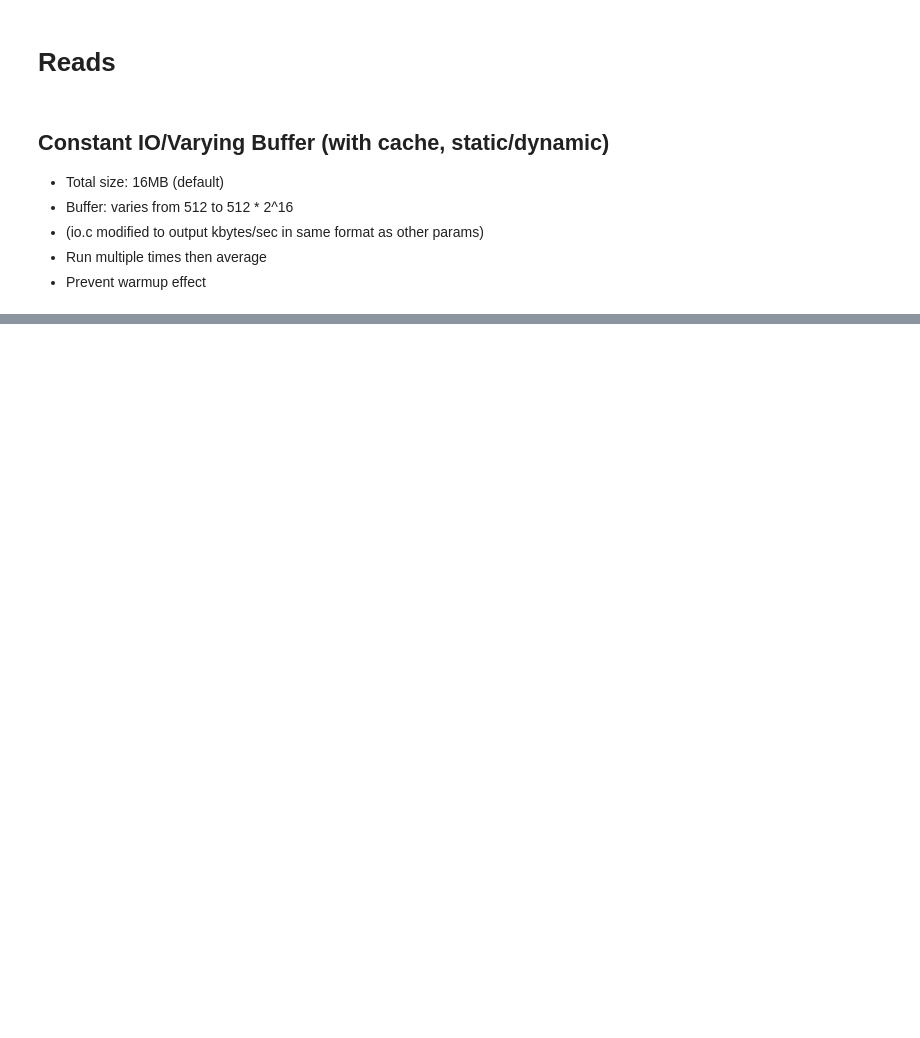
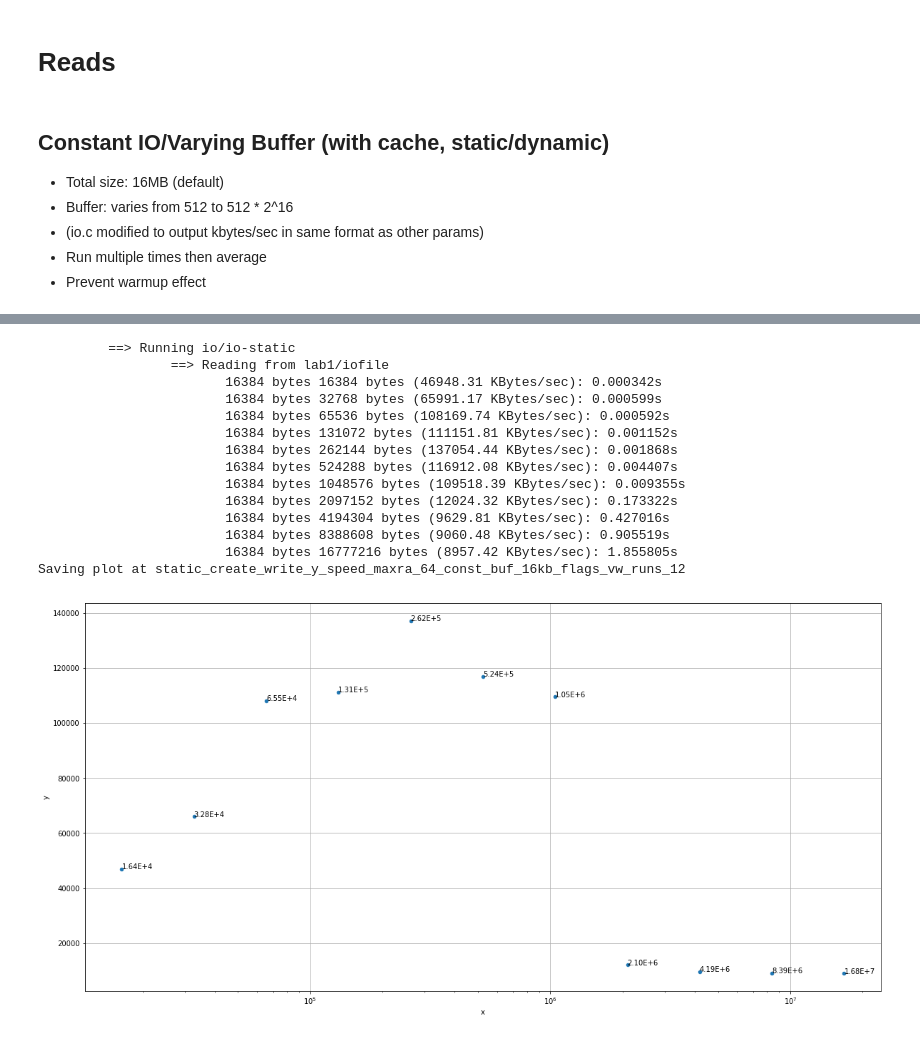
Before and after one commit to Michael137/os, a Jupyter notebook: l41-labs/lab1.ipynb, the cells around one changed output, grey strips where cells are left out. Drawn from its saved outputs; the diff is of its cells as text; code cells hidden in the pictures; blank space fills up the shorter version.

```diff
--- a/l41-labs/lab1.ipynb
+++ b/l41-labs/lab1.ipynb
@@ -95,0 +244,26 @@ for exe in EXECUTABLES:
+# %%
+IO_START = 512
+IO_SIZES = [IO_START * 2 ** exp for exp in range(5, 16)]
+BUFFER_SIZES = [512 * 2 ** 5] # Keep constant at default 16KB
+
+results_iofile = benchmark("-v -w", 12, "io/io-static", "lab1/iofile", BUFFER_SIZES, IO_SIZES, create = True)
+
+saveas = "static_create_write_y_speed_maxra_64_const_buf_16kb_flags_vw_runs_12"
+print("Saving plot at {}".format(saveas))
+graph([item['iosize'] for item in results_iofile], [item['speed'] for item in results_iofile], save = True, save_name = saveas)
+# %% [output]
+         ==> Running io/io-static
+                 ==> Reading from lab1/iofile
+                        16384 bytes 16384 bytes (46948.31 KBytes/sec): 0.000342s
+                        16384 bytes 32768 bytes (65991.17 KBytes/sec): 0.000599s
+                        16384 bytes 65536 bytes (108169.74 KBytes/sec): 0.000592s
+                        16384 bytes 131072 bytes (111151.81 KBytes/sec): 0.001152s
+                        16384 bytes 262144 bytes (137054.44 KBytes/sec): 0.001868s
+                        16384 bytes 524288 bytes (116912.08 KBytes/sec): 0.004407s
+                        16384 bytes 1048576 bytes (109518.39 KBytes/sec): 0.009355s
+                        16384 bytes 2097152 bytes (12024.32 KBytes/sec): 0.173322s
+                        16384 bytes 4194304 bytes (9629.81 KBytes/sec): 0.427016s
+                        16384 bytes 8388608 bytes (9060.48 KBytes/sec): 0.905519s
+                        16384 bytes 16777216 bytes (8957.42 KBytes/sec): 1.855805s
+Saving plot at static_create_write_y_speed_maxra_64_const_buf_16kb_flags_vw_runs_12
+[figure, added]
```
Also changed, not shown: parts of 11 cells of this notebook.
